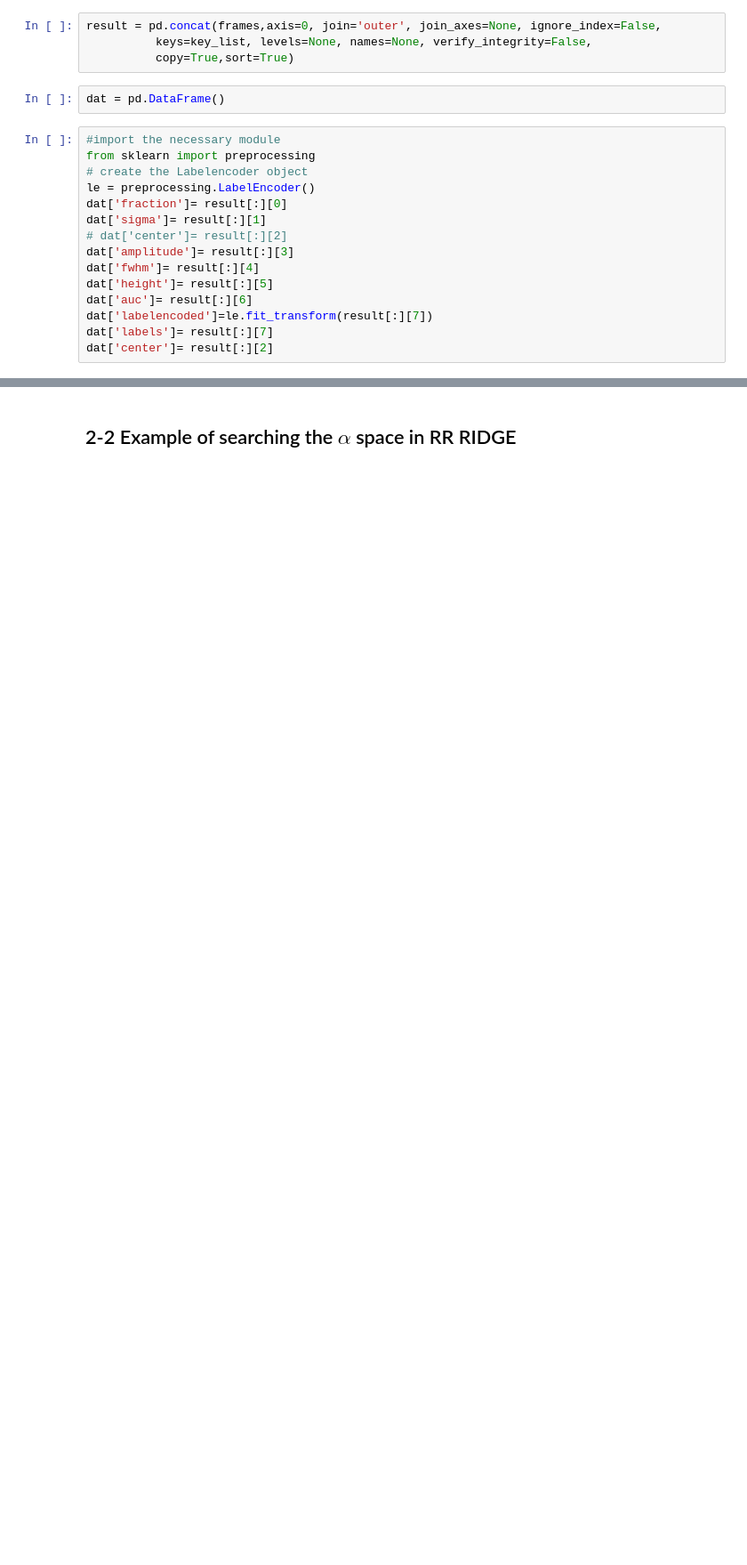
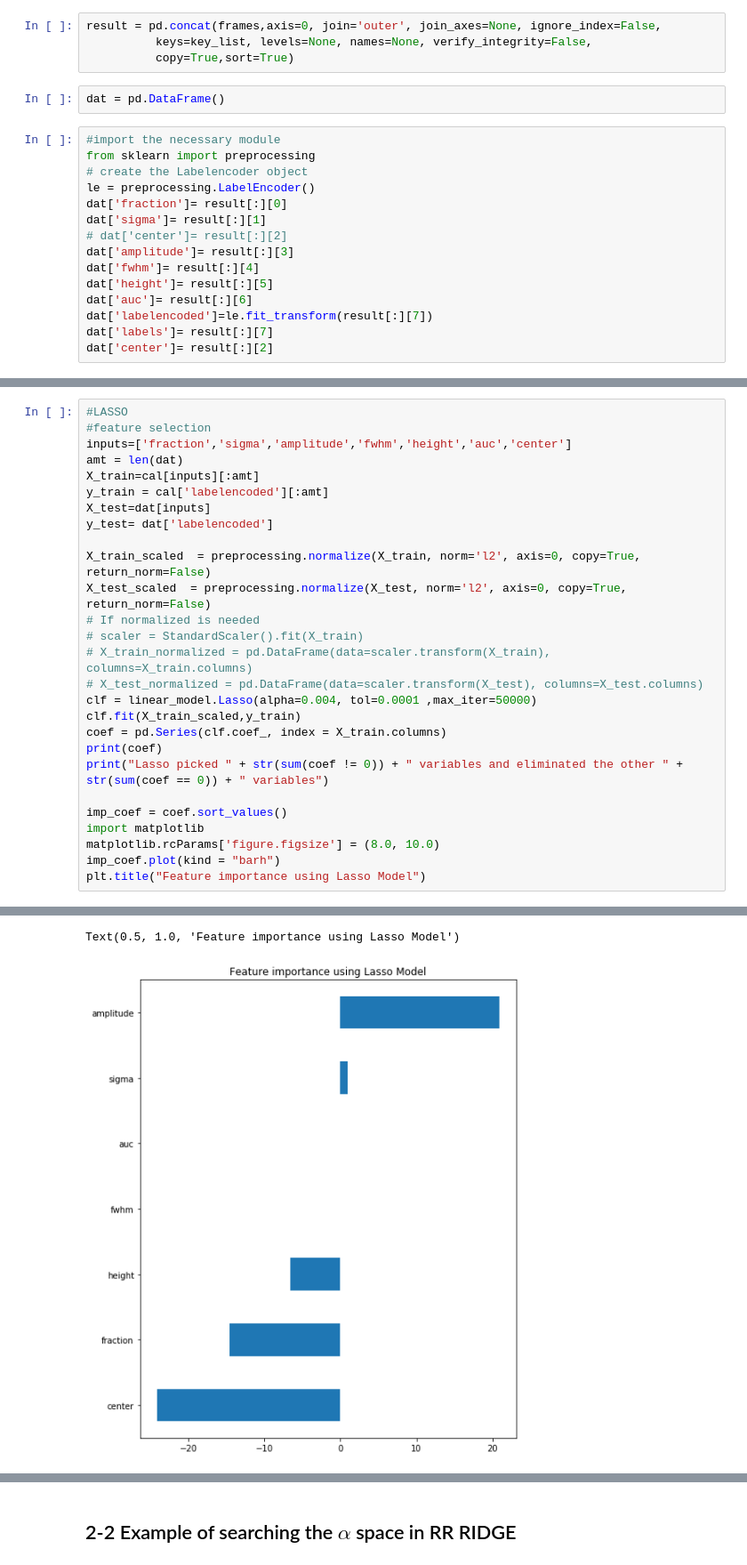
Before and after one commit to raman-noodles/raman-spectra-decomp-analysis, a Jupyter notebook: examples/supervised_machine_learning_dev.ipynb, the cells around one changed output, grey strips where cells are left out. Shown at 89% size. Saved outputs shown, nothing was run; the diff lists cells and outputs as text; blank space fills up the shorter version.

```diff
--- a/examples/supervised_machine_learning_dev.ipynb
+++ b/examples/supervised_machine_learning_dev.ipynb
@@ -735,0 +351,28 @@ Text(0, 0.5, 'Predicted Output')
+# %%
+#LASSO
+#feature selection
+inputs=['fraction','sigma','amplitude','fwhm','height','auc','center']
+amt = len(dat)
+X_train=cal[inputs][:amt]
+y_train = cal['labelencoded'][:amt]
+X_test=dat[inputs]
+y_test= dat['labelencoded']
+
+X_train_scaled  = preprocessing.normalize(X_train, norm='l2', axis=0, copy=True, return_norm=False)
+X_test_scaled  = preprocessing.normalize(X_test, norm='l2', axis=0, copy=True, return_norm=False)
+# If normalized is needed
+# scaler = StandardScaler().fit(X_train)
+# X_train_normalized = pd.DataFrame(data=scaler.transform(X_train), columns=X_train.columns)
+# X_test_normalized = pd.DataFrame(data=scaler.transform(X_test), columns=X_test.columns)
+clf = linear_model.Lasso(alpha=0.004, tol=0.0001 ,max_iter=50000)
+clf.fit(X_train_scaled,y_train)
+coef = pd.Series(clf.coef_, index = X_train.columns)
+print(coef)
+print("Lasso picked " + str(sum(coef != 0)) + " variables and eliminated the other " +  str(sum(coef == 0)) + " variables")
+
+imp_coef = coef.sort_values()
+import matplotlib
+matplotlib.rcParams['figure.figsize'] = (8.0, 10.0)
+imp_coef.plot(kind = "barh")
+plt.title("Feature importance using Lasso Model")
+# %% [output]
@@ -735,0 +388,2 @@ Text(0, 0.5, 'Predicted Output')
+Text(0.5, 1.0, 'Feature importance using Lasso Model')
+[figure, added]
```
Also changed, not shown: parts of 98 cells of this notebook.
